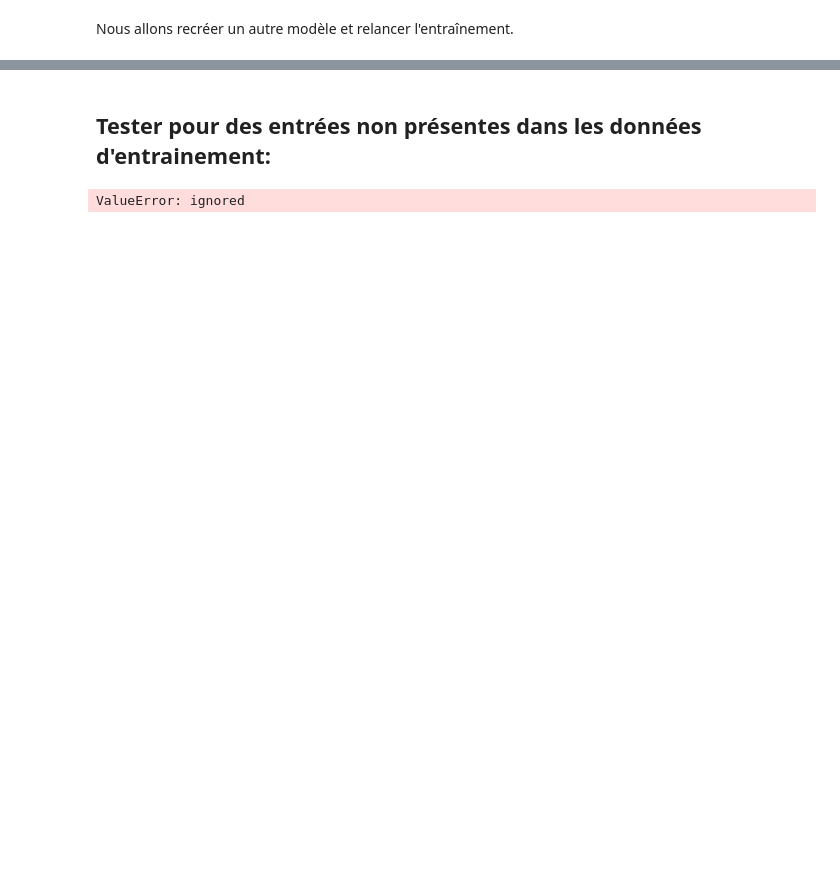
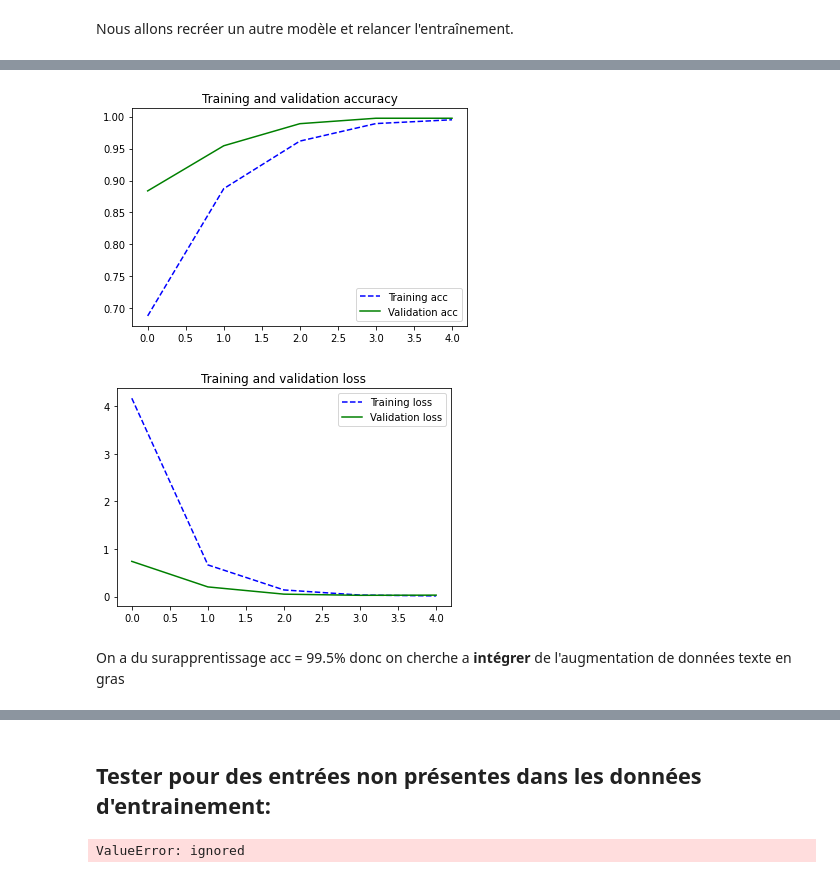
Before and after one commit to chaimaeouardani/img_classification, a Jupyter notebook: main.ipynb, the cells around one changed output, grey strips where cells are left out. Saved outputs shown, nothing was run; the diff lists cells and outputs as text; code cells hidden in the pictures; blank space fills up the shorter version.

```diff
--- a/main.ipynb
+++ b/main.ipynb
@@ -322,0 +340,6 @@ KeyboardInterrupt: ignored
+# %%
+from tensorflow.keras.applications import VGG16
+
+conv_base = VGG16(weights='imagenet', # On utilise les poids du réseau déjà pré-entrainé sur la base de données ImageNet
+                  include_top=False, # On ne conserve pas la partie Dense du réseau originel
+                  input_shape=(64, 64, 3))
@@ -322,0 +370,25 @@ KeyboardInterrupt: ignored
+# %%
+train_features = conv_base.predict(x_train)
+train_features = np.reshape(train_features,(train_features.shape[0],2*2*512))
+
+val_features = conv_base.predict(x_val)
+val_features = np.reshape(val_features,(val_features.shape[0],2*2*512))
+# %%
+model = Sequential()
+
+model.add(Input(shape=(2*2*512)))
+model.add(Dense(256, activation='relu'))
+model.add(Dense(4, activation='softmax'))
+
+model.summary()
+
+
+model.compile(optimizer=optimizers.Adam(lr=3e-4),
+              loss="sparse_categorical_crossentropy",
+              metrics=['accuracy'])
+
+
+history = model.fit(train_features, y_train,
+                    epochs=5,
+                    batch_size=16,
+                    validation_data=(val_features, y_val))
@@ -322,0 +419,7 @@ KeyboardInterrupt: ignored
+# %%
+plot_training_analysis(history)
+# %% [output]
+[figure, added]
+[figure, added]
+# %% [markdown]
+On a du surapprentissage acc = 99.5% donc on cherche a **intégrer** de l'augmentation de données texte en gras
```
Also changed, not shown: parts of 28 cells of this notebook.
